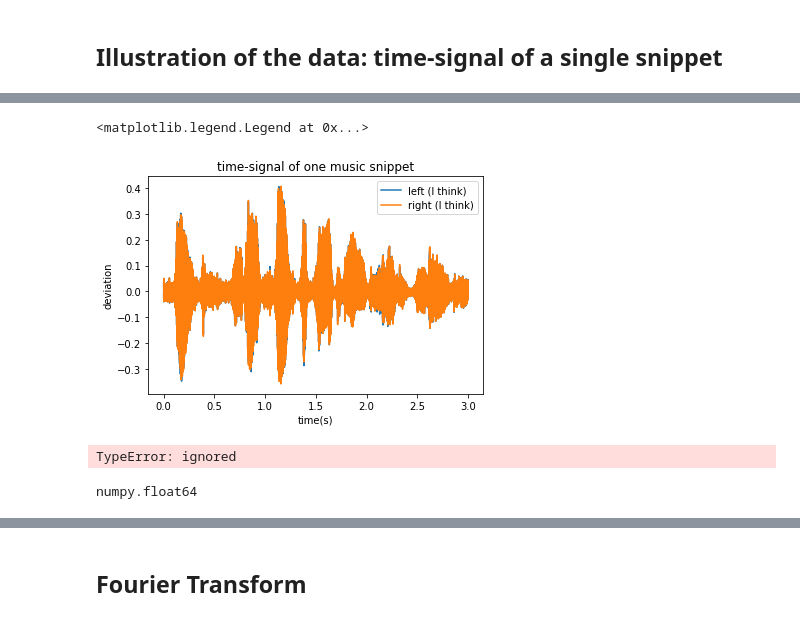
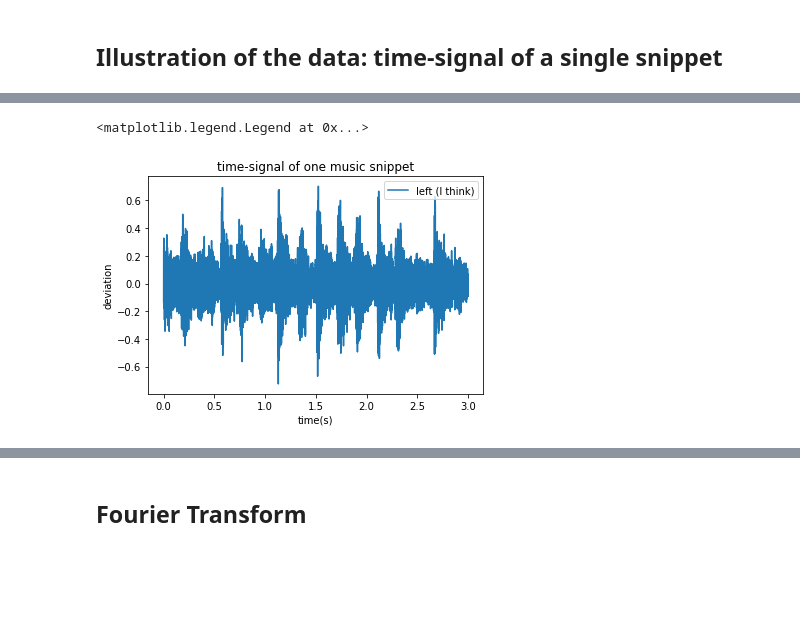
Before and after one commit to ajrodenburg/instrument_recognition, a Jupyter notebook: instrument_recognition.ipynb, the cells around one changed output, grey strips where cells are left out. Cells and saved outputs as stored; diff of their text form; code cells hidden in the pictures; blank space fills up the shorter version.

```diff
--- a/instrument_recognition.ipynb
+++ b/instrument_recognition.ipynb
@@ -58,7 +58,12 @@ def import_data(data_dir, ins_annotations, max_songs_per_annotation = None):
   """
 
   # Initalize the to-be-returned np.arrays
-  sample_rates = np.array([])
+  sample_rates = [] #note: I'm choosing this to be a list, not a np.arrary.
+                    #The reaons is not very good -  but it seems easier to
+                    # append integers to a list.
+                    # If I were to intiialize sample_rates as a np.array,
+                    # every entry of sample_rates is automatically treated
+                    # as float64..
   data = [] # note: its type is list, not np.array, because the data-signals
             # it contains may - in principle - be of different length
   classifications = np.array([])
@@ -74,7 +79,7 @@ def import_data(data_dir, ins_annotations, max_songs_per_annotation = None):
       dt, sr = librosa.load( os.path.join(data_subdir,filename), sr = None, mono = False )
 
       data.append(dt)
-      sample_rates = np.append(sample_rates,sr)
+      sample_rates.append( int(sr) )
       classifications = np.append(classifications,annotation)
 
   return sample_rates, data, classifications
@@ -89,5 +94,5 @@ data_dir = os.path.join(base_dir,'data','IRMAS','trainingdata')
 ins_annotations = ['cel','cla','flu','gac','gel','org','pia','sax','tru','vio','voi']
 
 #Import data
-sample_rates, data, classifications = import_data(data_dir, ins_annotations, max_songs_per_annotation = 20)
+sample_rates, data, classifications = import_data(data_dir, ins_annotations, max_songs_per_annotation = 5)
 # %% [output]
@@ -108,7 +113,7 @@ Importing data from annotation 'voi'
 ## Illustration of the data: time-signal of a single snippet
 # %%
 # As an example, let's hear & plot the time-signal of the snippet 'i'.
-i = 208
+i = 27
 
 ## First, let's hear it!
 Audio(data[i],rate = sample_rates[i])
@@ -117,26 +122,15 @@ Audio(data[i],rate = sample_rates[i])
 # %%
 ## Second, let's plot it!
 
-timerange = range(0,len(data[3][0]))/sample_rates[3]
+timerange = np.arange(0,len(data[i][0])) / float( sample_rates[i] )
 
 plt.figure()
-plt.plot(timerange, data[i][0])
+#plt.plot(timerange, data[i][0])
 plt.plot(timerange, data[i][1])
 plt.title('time-signal of one music snippet')
 plt.xlabel('time(s)')
 plt.ylabel('deviation')
 plt.legend(['left (I think)','right (I think)'],loc='upper right')
 # %% [output]
 <matplotlib.legend.Legend at 0x...>
-[figure, old version]
+[figure, new version]
-# %%
-# An alternative way of plotting is with a function that comes with librosa:
-#plt.figure()
-librosa.display.waveplot(data[3][0], sr = sample_rates[3])
-?librosa.display.waveplot
-# %% [output]
-TypeError: ignored
-# %%
-type(sample_rates[3])
-# %% [output]
-numpy.float64
```
Also changed, not shown: parts of 3 cells of this notebook.
